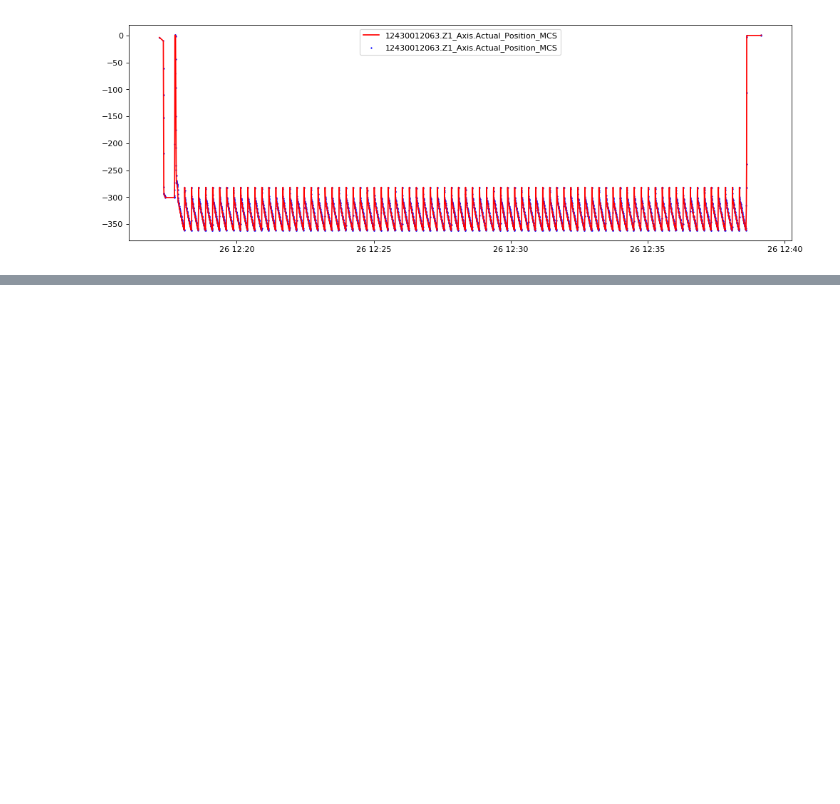
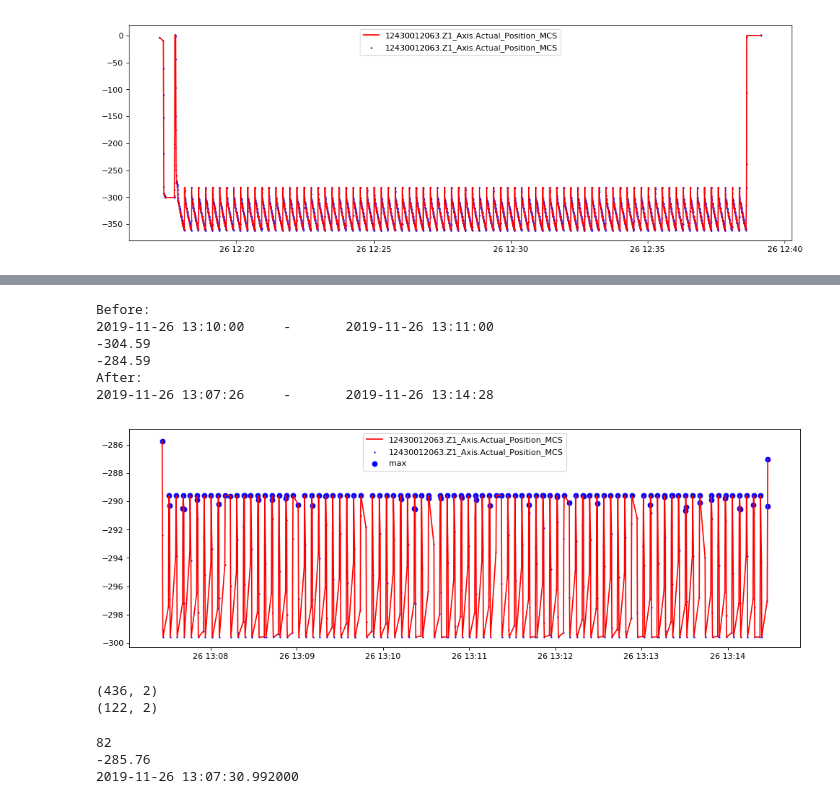
Before and after one commit to Xavubil/master_project_machine_learning, a Jupyter notebook: data_exploration/WorkWithMongoDB.ipynb, the cells around one changed output, grey strips where cells are left out. Drawn from its saved outputs; the diff is of its cells as text; code cells hidden in the pictures; blank space fills up the shorter version.

Commit message:
Selektion der einzelnen Start- bzw. endpunkte der löcher

```diff
--- a/data_exploration/WorkWithMongoDB.ipynb
+++ b/data_exploration/WorkWithMongoDB.ipynb
@@ -157,6 +166,7 @@ def approxRange(dfParent,start,end,minValue,maxValue,deltaTime):
     return newStart, newEnd
 
 def approxRangeInSteps(dfParent,initialStart,initialEnd,deltaTimes=[timedelta(minutes=5),timedelta(seconds=30),timedelta(seconds=5),timedelta(seconds=1)],sampleTolerance=5):
+    valueID_Z1 = "12430012063.Z1_Axis.Actual_Position_MCS"
     start = initialStart
     end = initialEnd
     tempDF = dfParent.loc[lambda d: (d["ValueID"] == valueID_Z1) & (start < d["timeStamp"]) & (d["timeStamp"] < end)]
@@ -227,0 +180,62 @@ After:
+# %%
+valueID_Z1 = "12430012063.Z1_Axis.Actual_Position_MCS"
+startSample = datetime(2019,11,26,13,10)
+endSample = datetime(2019,11,26,13,11)
+
+print("Before: ")
+print(str(startSample)+"\t-\t"+str(endSample))
+#dfFindRange = df.loc[lambda d: (startSample < d["timeStamp"]) & (d["timeStamp"] < endSample)]
+#plotActualZ1(dfFindRange)
+
+start,end = approxRangeInSteps(df,startSample,endSample)
+print("After: ")
+print(str(start)+"\t-\t"+str(end))
+dfFindRange = df.loc[lambda d: (start < d['timeStamp']) & (d['timeStamp'] < end) & (d['ValueID'] == valueID_Z1)]
+plt.figure(figsize=(15, 5), dpi=80)
+plt.plot(dfFindRange.loc[lambda l: (l['ValueID']=="12430012063.Z1_Axis.Actual_Position_MCS") & (start < l['timeStamp'])& (l['timeStamp'] < end), "timeStamp"],dfFindRange.loc[lambda l: (l['ValueID']=="12430012063.Z1_Axis.Actual_Position_MCS") & (start < l['timeStamp']) & (l['timeStamp'] < end), 'value'], c='r')
+plt.scatter(dfFindRange.loc[lambda l: (l['ValueID']=="12430012063.Z1_Axis.Actual_Position_MCS") & (start < l['timeStamp'])& (l['timeStamp'] < end), "timeStamp"],dfFindRange.loc[lambda l: (l['ValueID']=="12430012063.Z1_Axis.Actual_Position_MCS") & (start < l['timeStamp']) & (l['timeStamp'] < end), 'value'], c='b',s=1.0)
+
+top = dfFindRange.loc[lambda l: (l['ValueID']=="12430012063.Z1_Axis.Actual_Position_MCS") & (start < l['timeStamp'])& (l['timeStamp'] < end), "value"].max()
+tol = 5
+maxToPlot = dfFindRange.loc[lambda l: (l['ValueID']=="12430012063.Z1_Axis.Actual_Position_MCS") & (start < l['timeStamp'])& (l['timeStamp'] < end) & (top-tol < l['value']) & (l['value'] < top+tol),["value","timeStamp"]]
+plt.scatter(maxToPlot["timeStamp"], maxToPlot["value"], c='b')
+
+plt.legend(["12430012063.Z1_Axis.Actual_Position_MCS","12430012063.Z1_Axis.Actual_Position_MCS", "max"])
+plt.show()
+# %% [output]
+Before:
+2019-11-26 13:10:00     -       2019-11-26 13:11:00
+-304.59
+-284.59
+After:
+2019-11-26 13:07:26     -       2019-11-26 13:14:28
+[figure, added]
+# %%
+allImportantReibe = dfFindRange.loc[lambda l: (l['ValueID']=="12430012063.Z1_Axis.Actual_Position_MCS") & (start < l['timeStamp']) & (l['timeStamp'] < end), ['value',"timeStamp"]]
+print(allImportantReibe.shape)
+print(maxToPlot.shape)
+# %% [output]
+(436, 2)
+(122, 2)
+# %%
+dfTops1 = []
+dfTops2 = []
+dfTops1.append(allImportantReibe.iloc[0,0])
+dfTops2.append(allImportantReibe.iloc[0,1])
+for i in range(1,allImportantReibe.shape[0]-1):
+    diff1 = allImportantReibe.iloc[i].loc["value"] - allImportantReibe.iloc[i-1].loc["value"]
+    diff2 = allImportantReibe.iloc[i].loc["value"] - allImportantReibe.iloc[i+1].loc["value"]
+
+    if diff1 > 0 and diff2 > 0:
+        dfTops1.append(allImportantReibe.iloc[i,0])
+        dfTops2.append(allImportantReibe.iloc[i,1])
+
+dfTops1.append(allImportantReibe.iloc[-1,0])
+dfTops2.append(allImportantReibe.iloc[-1,1])
+print(len(dfTops1))
+print(dfTops1[0])
+print(dfTops2[1])
+# %% [output]
+82
+-285.76
+2019-11-26 13:07:30.992000
```
Also changed, not shown: parts of 7 cells of this notebook.
